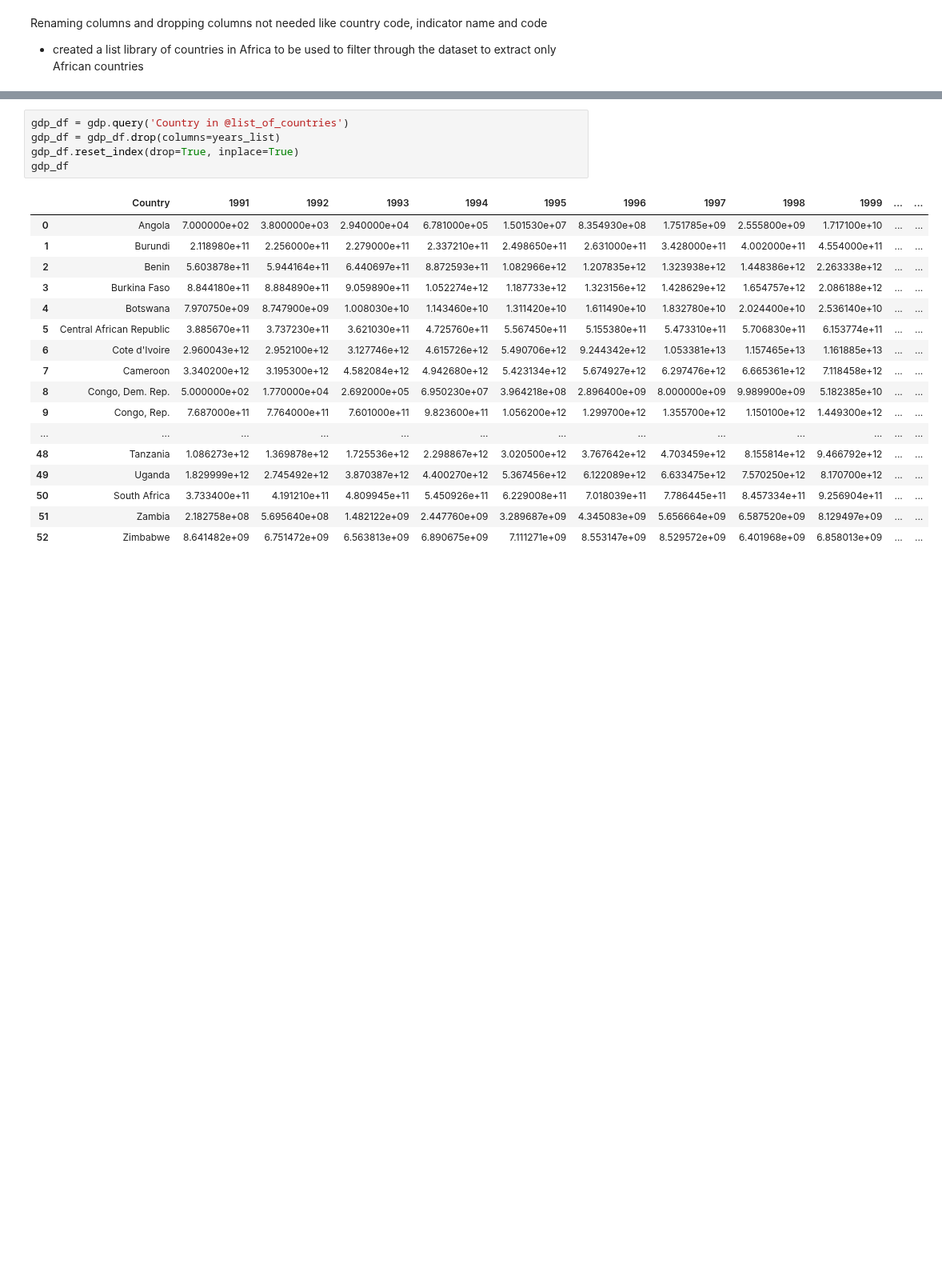
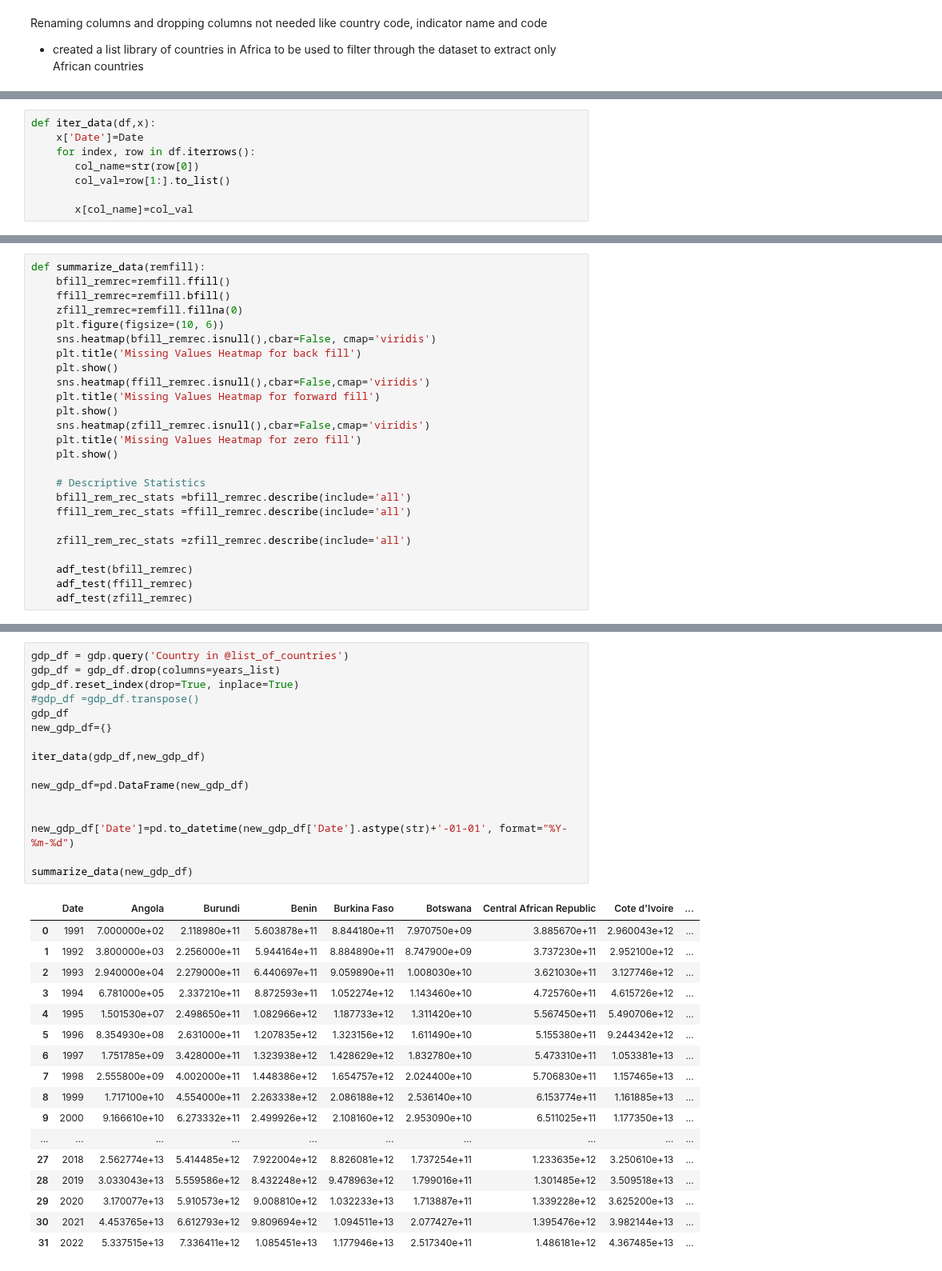
Before and after one commit to mayenkalu/team_heroku, a Jupyter notebook: Data_Cleaning_.ipynb, the cells around one changed output, grey strips where cells are left out. Shown at 80% size. Cells and saved outputs as stored; diff of their text form; blank space fills up the shorter version.

```diff
--- a/Data_Cleaning_.ipynb
+++ b/Data_Cleaning_.ipynb
@@ -121,0 +122,8 @@ years_list = ['1960', '1961', '1962', '1963', '1964', '1965', '1966', '1967', '1
+# %%
+def iter_data(df,x):
+    x['Date']=Date
+    for index, row in df.iterrows():
+       col_name=str(row[0])
+       col_val=row[1:].to_list()
+
+       x[col_name]=col_val
@@ -122,3 +133,28 @@ years_list = ['1960', '1961', '1962', '1963', '1964', '1965', '1966', '1967', '1
+# %%
+def summarize_data(remfill):
+    bfill_remrec=remfill.ffill()
+    ffill_remrec=remfill.bfill()
+    zfill_remrec=remfill.fillna(0)
+    plt.figure(figsize=(10, 6))
+    sns.heatmap(bfill_remrec.isnull(),cbar=False, cmap='viridis')
+    plt.title('Missing Values Heatmap for back fill')
+    plt.show()
+    sns.heatmap(ffill_remrec.isnull(),cbar=False,cmap='viridis')
+    plt.title('Missing Values Heatmap for forward fill')
+    plt.show()
+    sns.heatmap(zfill_remrec.isnull(),cbar=False,cmap='viridis')
+    plt.title('Missing Values Heatmap for zero fill')
+    plt.show()
+
+    # Descriptive Statistics
+    bfill_rem_rec_stats =bfill_remrec.describe(include='all')
+    ffill_rem_rec_stats =ffill_remrec.describe(include='all')
+
+    zfill_rem_rec_stats =zfill_remrec.describe(include='all')
+
+    adf_test(bfill_remrec)
+    adf_test(ffill_remrec)
+    adf_test(zfill_remrec)
 # %%
 #filtering out African countries from the dataset and dropping columns years 1960-1990
 fdi_inflow_df = fdi_inflow.query('Country in @list_of_countries')
@@ -147,23 +200,34 @@ fdi_inflow_df
 # %%
 gdp_df = gdp.query('Country in @list_of_countries')
 gdp_df = gdp_df.drop(columns=years_list)
 gdp_df.reset_index(drop=True, inplace=True)
+#gdp_df =gdp_df.transpose()
 gdp_df
+new_gdp_df={}
+
+iter_data(gdp_df,new_gdp_df)
+
+new_gdp_df=pd.DataFrame(new_gdp_df)
+
+
+new_gdp_df['Date']=pd.to_datetime(new_gdp_df['Date'].astype(str)+'-01-01', format="%Y-%m-%d")
+
+summarize_data(new_gdp_df)
 # %% [output]
-|  | Country | 1991 | 1992 | 1993 | 1994 | 1995 | 1996 | 1997 | 1998 | 1999 | ... | ... |
-| 0 | Angola | 7.000000e+02 | 3.800000e+03 | 2.940000e+04 | 6.781000e+05 | 1.501530e+07 | 8.354930e+08 | 1.751785e+09 | 2.555800e+09 | 1.717100e+10 | ... | ... |
-| 1 | Burundi | 2.118980e+11 | 2.256000e+11 | 2.279000e+11 | 2.337210e+11 | 2.498650e+11 | 2.631000e+11 | 3.428000e+11 | 4.002000e+11 | 4.554000e+11 | ... | ... |
-| 2 | Benin | 5.603878e+11 | 5.944164e+11 | 6.440697e+11 | 8.872593e+11 | 1.082966e+12 | 1.207835e+12 | 1.323938e+12 | 1.448386e+12 | 2.263338e+12 | ... | ... |
-| 3 | Burkina Faso | 8.844180e+11 | 8.884890e+11 | 9.059890e+11 | 1.052274e+12 | 1.187733e+12 | 1.323156e+12 | 1.428629e+12 | 1.654757e+12 | 2.086188e+12 | ... | ... |
-| 4 | Botswana | 7.970750e+09 | 8.747900e+09 | 1.008030e+10 | 1.143460e+10 | 1.311420e+10 | 1.611490e+10 | 1.832780e+10 | 2.024400e+10 | 2.536140e+10 | ... | ... |
-| 5 | Central African Republic | 3.885670e+11 | 3.737230e+11 | 3.621030e+11 | 4.725760e+11 | 5.567450e+11 | 5.155380e+11 | 5.473310e+11 | 5.706830e+11 | 6.153774e+11 | ... | ... |
-| 6 | Cote d'Ivoire | 2.960043e+12 | 2.952100e+12 | 3.127746e+12 | 4.615726e+12 | 5.490706e+12 | 9.244342e+12 | 1.053381e+13 | 1.157465e+13 | 1.161885e+13 | ... | ... |
-| 7 | Cameroon | 3.340200e+12 | 3.195300e+12 | 4.582084e+12 | 4.942680e+12 | 5.423134e+12 | 5.674927e+12 | 6.297476e+12 | 6.665361e+12 | 7.118458e+12 | ... | ... |
-| 8 | Congo, Dem. Rep. | 5.000000e+02 | 1.770000e+04 | 2.692000e+05 | 6.950230e+07 | 3.964218e+08 | 2.896400e+09 | 8.000000e+09 | 9.989900e+09 | 5.182385e+10 | ... | ... |
-| 9 | Congo, Rep. | 7.687000e+11 | 7.764000e+11 | 7.601000e+11 | 9.823600e+11 | 1.056200e+12 | 1.299700e+12 | 1.355700e+12 | 1.150100e+12 | 1.449300e+12 | ... | ... |
-| ... | ... | ... | ... | ... | ... | ... | ... | ... | ... | ... | ... | ... |
-| 48 | Tanzania | 1.086273e+12 | 1.369878e+12 | 1.725536e+12 | 2.298867e+12 | 3.020500e+12 | 3.767642e+12 | 4.703459e+12 | 8.155814e+12 | 9.466792e+12 | ... | ... |
-| 49 | Uganda | 1.829999e+12 | 2.745492e+12 | 3.870387e+12 | 4.400270e+12 | 5.367456e+12 | 6.122089e+12 | 6.633475e+12 | 7.570250e+12 | 8.170700e+12 | ... | ... |
-| 50 | South Africa | 3.733400e+11 | 4.191210e+11 | 4.809945e+11 | 5.450926e+11 | 6.229008e+11 | 7.018039e+11 | 7.786445e+11 | 8.457334e+11 | 9.256904e+11 | ... | ... |
-| 51 | Zambia | 2.182758e+08 | 5.695640e+08 | 1.482122e+09 | 2.447760e+09 | 3.289687e+09 | 4.345083e+09 | 5.656664e+09 | 6.587520e+09 | 8.129497e+09 | ... | ... |
-| 52 | Zimbabwe | 8.641482e+09 | 6.751472e+09 | 6.563813e+09 | 6.890675e+09 | 7.111271e+09 | 8.553147e+09 | 8.529572e+09 | 6.401968e+09 | 6.858013e+09 | ... | ... |
+|  | Date | Angola | Burundi | Benin | Burkina Faso | Botswana | Central African Republic | Cote d'Ivoire | ... |
+| 0 | 1991 | 7.000000e+02 | 2.118980e+11 | 5.603878e+11 | 8.844180e+11 | 7.970750e+09 | 3.885670e+11 | 2.960043e+12 | ... |
+| 1 | 1992 | 3.800000e+03 | 2.256000e+11 | 5.944164e+11 | 8.884890e+11 | 8.747900e+09 | 3.737230e+11 | 2.952100e+12 | ... |
+| 2 | 1993 | 2.940000e+04 | 2.279000e+11 | 6.440697e+11 | 9.059890e+11 | 1.008030e+10 | 3.621030e+11 | 3.127746e+12 | ... |
+| 3 | 1994 | 6.781000e+05 | 2.337210e+11 | 8.872593e+11 | 1.052274e+12 | 1.143460e+10 | 4.725760e+11 | 4.615726e+12 | ... |
+| 4 | 1995 | 1.501530e+07 | 2.498650e+11 | 1.082966e+12 | 1.187733e+12 | 1.311420e+10 | 5.567450e+11 | 5.490706e+12 | ... |
+| 5 | 1996 | 8.354930e+08 | 2.631000e+11 | 1.207835e+12 | 1.323156e+12 | 1.611490e+10 | 5.155380e+11 | 9.244342e+12 | ... |
+| 6 | 1997 | 1.751785e+09 | 3.428000e+11 | 1.323938e+12 | 1.428629e+12 | 1.832780e+10 | 5.473310e+11 | 1.053381e+13 | ... |
+| 7 | 1998 | 2.555800e+09 | 4.002000e+11 | 1.448386e+12 | 1.654757e+12 | 2.024400e+10 | 5.706830e+11 | 1.157465e+13 | ... |
+| 8 | 1999 | 1.717100e+10 | 4.554000e+11 | 2.263338e+12 | 2.086188e+12 | 2.536140e+10 | 6.153774e+11 | 1.161885e+13 | ... |
+| 9 | 2000 | 9.166610e+10 | 6.273332e+11 | 2.499926e+12 | 2.108160e+12 | 2.953090e+10 | 6.511025e+11 | 1.177350e+13 | ... |
+| ... | ... | ... | ... | ... | ... | ... | ... | ... | ... |
+| 27 | 2018 | 2.562774e+13 | 5.414485e+12 | 7.922004e+12 | 8.826081e+12 | 1.737254e+11 | 1.233635e+12 | 3.250610e+13 | ... |
+| 28 | 2019 | 3.033043e+13 | 5.559586e+12 | 8.432248e+12 | 9.478963e+12 | 1.799016e+11 | 1.301485e+12 | 3.509518e+13 | ... |
+| 29 | 2020 | 3.170077e+13 | 5.910573e+12 | 9.008810e+12 | 1.032233e+13 | 1.713887e+11 | 1.339228e+12 | 3.625200e+13 | ... |
+| 30 | 2021 | 4.453765e+13 | 6.612793e+12 | 9.809694e+12 | 1.094511e+13 | 2.077427e+11 | 1.395476e+12 | 3.982144e+13 | ... |
+| 31 | 2022 | 5.337515e+13 | 7.336411e+12 | 1.085451e+13 | 1.177946e+13 | 2.517340e+11 | 1.486181e+12 | 4.367485e+13 | ... |
```
Also changed, not shown: parts of 31 cells of this notebook, 2 other files.
